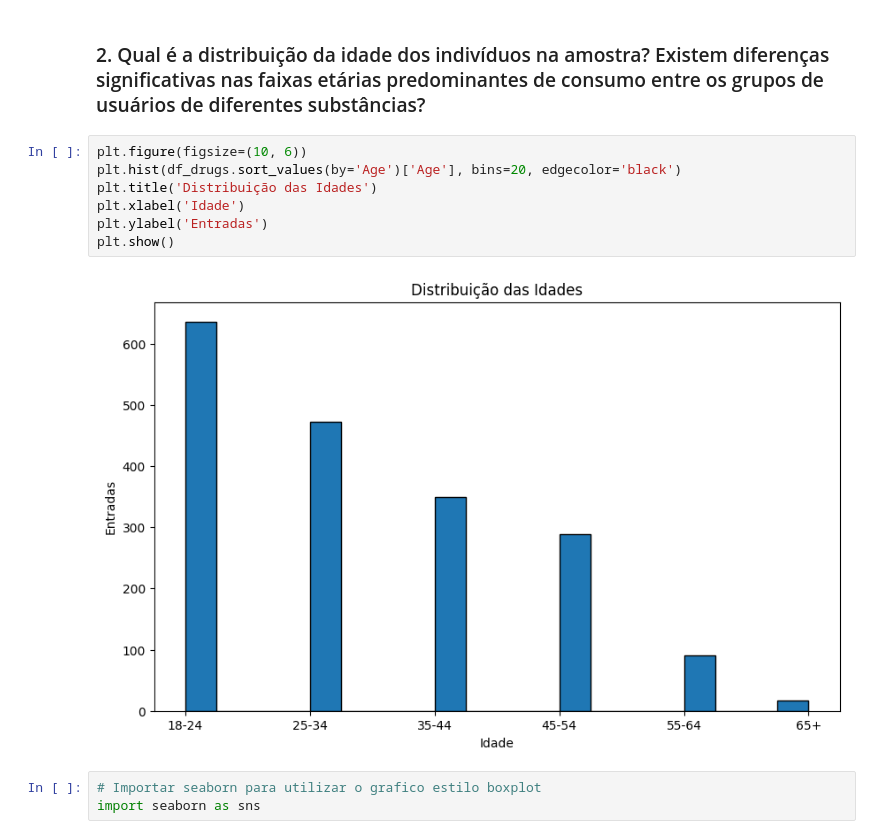
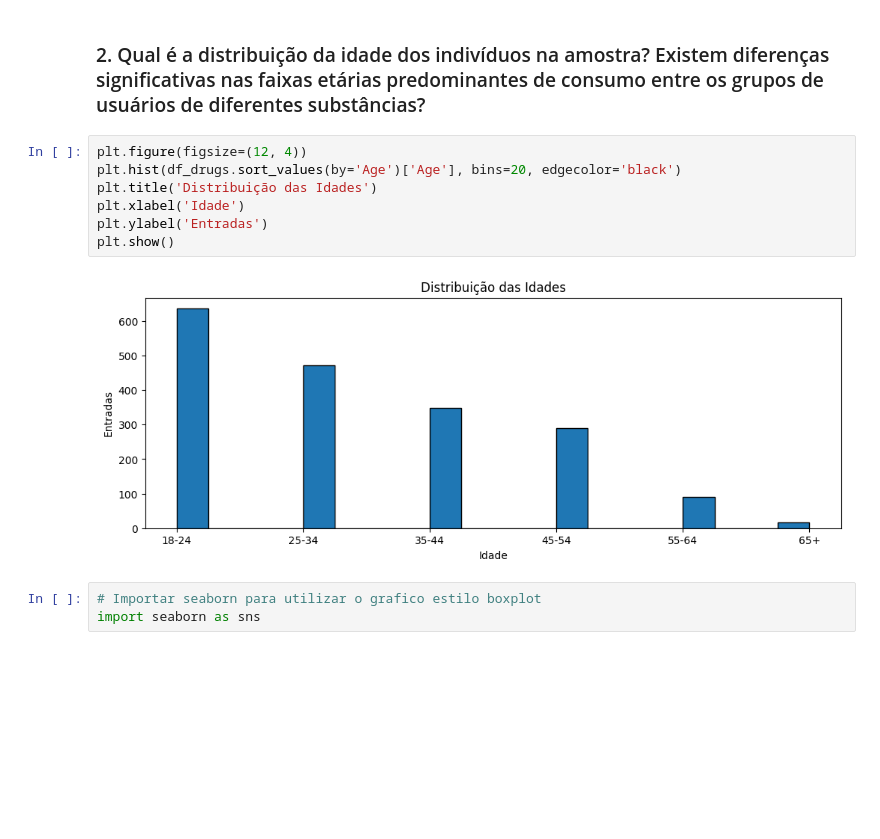
Before and after one commit to caefleury/desafio-ieee-cis, a Jupyter notebook: drugs.ipynb, the cells around one changed output. Cells and saved outputs as stored; diff of their text form; blank space fills up the shorter version.

```diff
--- a/drugs.ipynb
+++ b/drugs.ipynb
@@ -132,14 +132,14 @@ memory usage: 477.7+ KB
 # %% [markdown]
 ### 2. Qual é a distribuição da idade dos indivíduos na amostra? Existem diferenças significativas nas faixas etárias predominantes de consumo entre os grupos de usuários de diferentes substâncias?
 # %%
-plt.figure(figsize=(10, 6))
+plt.figure(figsize=(12, 4))
 plt.hist(df_drugs.sort_values(by='Age')['Age'], bins=20, edgecolor='black')
 plt.title('Distribuição das Idades')
 plt.xlabel('Idade')
 plt.ylabel('Entradas')
 plt.show()
 # %% [output]
-[figure, old version]
+[figure, new version]
 # %%
 # Importar seaborn para utilizar o grafico estilo boxplot
 import seaborn as sns
```
Also changed, not shown: parts of 14 cells of this notebook, 1 other file.
